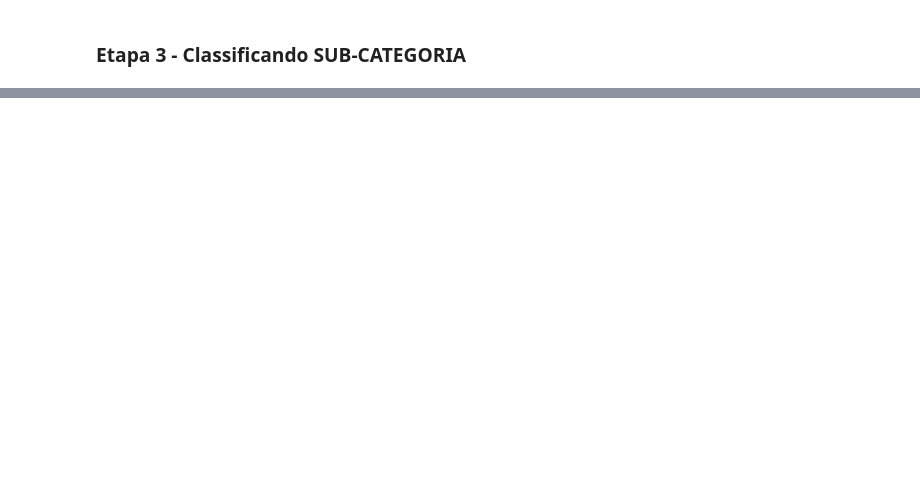
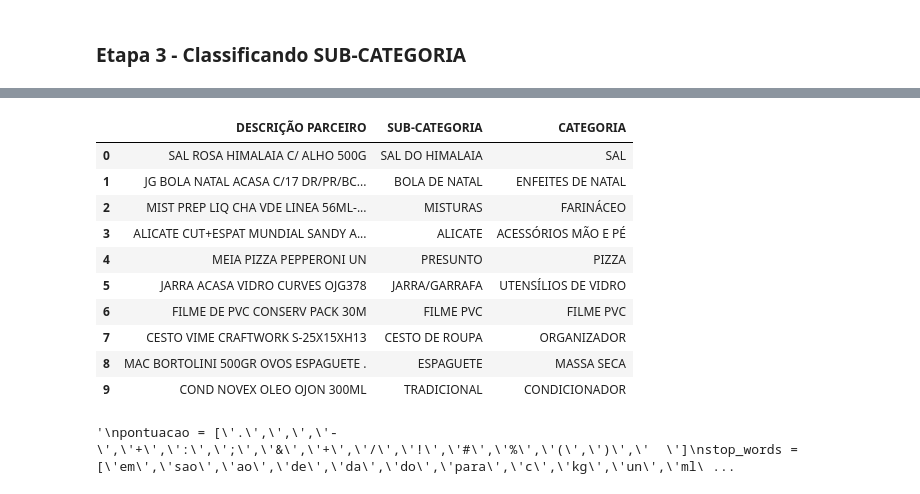
Before and after one commit to diasctiago/dotz, a Jupyter notebook: modelo_td.ipynb, the cells around one changed output, grey strips where cells are left out. Saved outputs shown, nothing was run; the diff lists cells and outputs as text; code cells hidden in the pictures; blank space fills up the shorter version.

```diff
--- a/modelo_td.ipynb
+++ b/modelo_td.ipynb
@@ -339,3 +514,83 @@ df_sub.head(10)
 # %%
 dotz = df_sub[['DESCRIÇÃO PARCEIRO', 'SUB-CATEGORIA', 'CATEGORIA']]
 dotz.to_csv('dotz.csv')
+# %%
+dotz.head(10)
+# %% [output]
+|  | DESCRIÇÃO PARCEIRO | SUB-CATEGORIA | CATEGORIA |
+| 0 | SAL ROSA HIMALAIA C/ ALHO 500G | SAL DO HIMALAIA | SAL |
+| 1 | JG BOLA NATAL ACASA C/17 DR/PR/BC... | BOLA DE NATAL | ENFEITES DE NATAL |
+| 2 | MIST PREP LIQ CHA VDE LINEA 56ML-... | MISTURAS | FARINÁCEO |
+| 3 | ALICATE CUT+ESPAT MUNDIAL SANDY A... | ALICATE | ACESSÓRIOS MÃO E PÉ |
+| 4 | MEIA PIZZA PEPPERONI UN | PRESUNTO | PIZZA |
+| 5 | JARRA ACASA VIDRO CURVES OJG378 | JARRA/GARRAFA | UTENSÍLIOS DE VIDRO |
+| 6 | FILME DE PVC CONSERV PACK 30M | FILME PVC | FILME PVC |
+| 7 | CESTO VIME CRAFTWORK S-25X15XH13 | CESTO DE ROUPA | ORGANIZADOR |
+| 8 | MAC BORTOLINI 500GR OVOS ESPAGUETE . | ESPAGUETE | MASSA SECA |
+| 9 | COND NOVEX OLEO OJON 300ML | TRADICIONAL | CONDICIONADOR |
+# %%
+'''
+pontuacao = ['.',',','-','+',':',';','&','+','/','!','#','%','(',')','  ']
+stop_words = ['em','sao','ao','de','da','do','para','c','kg','un','ml','pct','und','das',
+              'no','ou','sem','gfa','jg','p/','la','1','2','3','4','5','6','7','8','9','0','a',
+              'b','c','d','e','f','g','h','i','j','k','l','m','n','o','p','q','r','s','t','u','v',
+              'x','w','y','z','kit','po','liq','cr','sh','pt','des','imp','lt','vd','az','esm',
+              'cx','bc','lv','ad','gf','mix','rf','fr','bj','int','cd','cz','tp','ap','rs','caixa',
+              'sao','bom','esp','extra','premium','pto','uso','sol','garrafa','brasil','pc','conj',
+              'ph','gold','cj','mais','cor','facil','ice','classic','br','vm','tt','em','far','fix',
+              'sc','dr','aco','nadir','romana','bauducco','original','pe','peso','pro','sl',
+              'und','seda','tradicional','arcor','teka','bas','dec','fina','palmolive','neutro',
+              'sec','peq','baw','brinox','ext','fd','up','waw','seara','sadia','del','oetker',
+              'royal','ret','boni','black','ln','new','preta','corttex','blue','big','ou','co','ex',
+              'paf','pif','box','bdj','bestway','cinza','dourada','gluten','plasvale','protex','ype',
+              'fs','for','no','das','lg','me','pvc','refil','tirolez','sm','friboi','ipa','pr','st',
+              'xg','xxg','mc','nr','cp','ox','pa','pq','me','unid','ana','bi','di','gr',
+              'hereford','eg','daterra','grill','apim','distriboi','peca','tras','real','temp', #AÇOUGUE
+              'tatu','elgolli','bassi','ancho','korin','organico','copacol','cord','simunovic', #AÇOUGUE
+              'montana','aurora','vacuo','francezinha','germania','rainha','gourmet','gessner', #AÇOUGUE
+              'perdigão','natupeixe','ferreira','ceratti','alegra','top','quality','dochef','atm', #AÇOUGUE
+              'band','argus','halal','juliatto','corella','pamplona','promocao','peça','cubos', #AÇOUGUE
+              'superfrango','regina','tulipa','millenium','angus','las','piedras','borb','brachola', #AÇOUGUE
+              'swift','beff','paulista','osso','temperada','temperado','rech','palha','borboleta', #AÇOUGUE
+              'capa','paz','pel','res','touc','beleco','organica','best','beef','granel','pele', #AÇOUGUE
+              'maturatta','chorizo','nabrasa','dagranja','bd','macedo','sabor','chef','soberano', #AÇOUGUE
+              'defumada','coz','porcionado','sulita','minga','lar','valesul','frxb','levida','agreco', #AÇOUGUE
+              'desos','jagua','pdc','entrec','rica','nobre','avestruz','viva','reserva','parmes','iqf', #AÇOUGUE
+              'el','golli','ivaipora','nho','bento','nova','gonzales','oriental','nat','bja','pamplona', #AÇOUGUE
+              'ouro','temperatto','especial','joaquim','frescal','def','sulita','importada','importado', #AÇOUGUE
+              'choice','usa','carinhas','bem','coated','canoa','cain','falani','forno','minas','noisett',
+              'rus','serya','rusti','sticks','zuppa','crinkle','falani','fontini','fries','lutosa','mccain',
+              'noisettes','saute','eleve','carone','demarchi','floretes','daucy','empanitos','auroggets',
+              'petisco','perdigao','leoni','pinguin','brasa','mr','veggy','ecobras','org','superbom','texas',
+              'geronimo','casa','rezende','sitio','miguel','cook','noiset','in','natu','wessel','atelie',
+              'carone','sodebo']
+
+# Excluindo da descrição texto após os números, informações julgadas irrelevantes para a classificação.
+df['DESC_AJUSTADA'] = df['DESCRIÇÃO PARCEIRO'].str.lower().str.replace('[0-9].+', '', regex=True)
+
+# Excluindo da descrição puntuação, informações julgadas irrelevantes para a classificação.
+for x in pontuacao:
+  df['DESC_AJUSTADA'] = df['DESC_AJUSTADA'].str.replace(x, ' ')
+
+# Função para retirar stop words
+def tokenize_df(tokenized_words):
+  tokenized_words = word_tokenize(tokenized_words)
+  stop = [word for word in tokenized_words if word not in stop_words]
+  new_text = TreebankWordDetokenizer().detokenize(stop)
+  return new_text
+
+# Eliminando as stop words
+df['DESC_AJUSTADA'] = df['DESC_AJUSTADA'].apply(tokenize_df)
+
+# Listando arquivo
+dotz = df.query('DEPARTAMENTO == "CONGELADOS SALGADOS"')
+dotz = dotz['DESC_AJUSTADA'] + '     |' + dotz['DEPARTAMENTO'] + '    |' + dotz['CATEGORIA']
+dotz = sorted(list(dotz))
+
+# Gerar um arquivo com a lista de palavras unicas
+arquivo = open('dotz.txt', 'w')
+arquivo.write(str(dotz))
+arquivo.close()
+'''
+# %% [output]
+'\npontuacao = [\'.\',\',\',\'-\',\'+\',\':\',\';\',\'&\',\'+\',\'/\',\'!\',\'#\',\'%\',\'(\',\')\',\'  \']\nstop_words = [\'em\',\'sao\',\'ao\',\'de\',\'da\',\'do\',\'para\',\'c\',\'kg\',\'un\',\'ml\ ...
```
Also changed, not shown: parts of 35 cells of this notebook.
